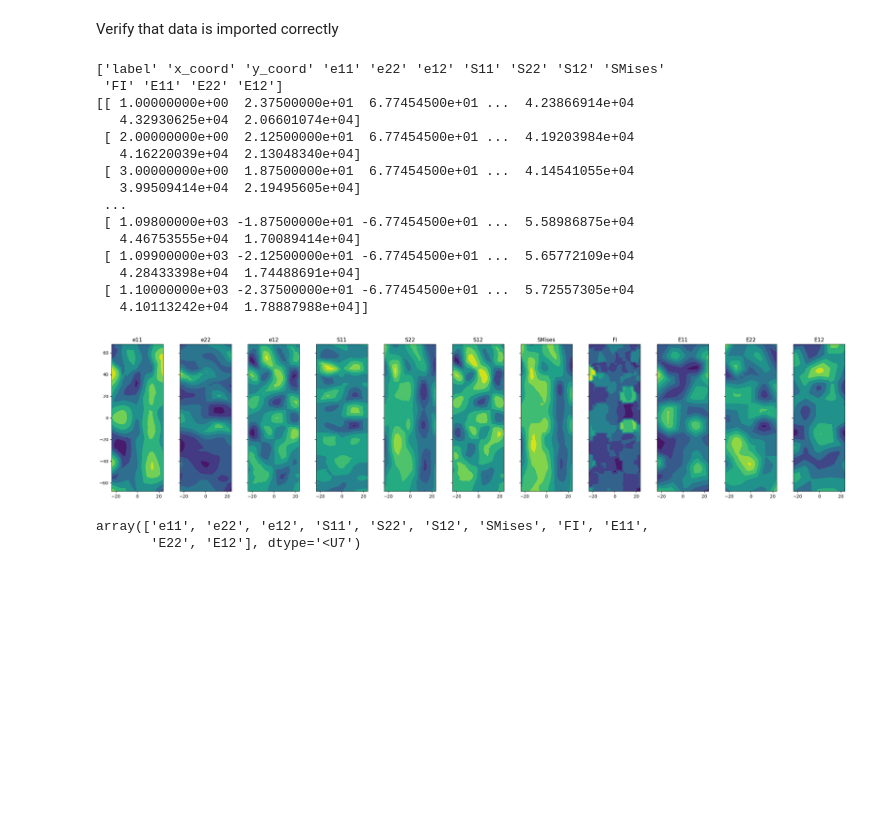
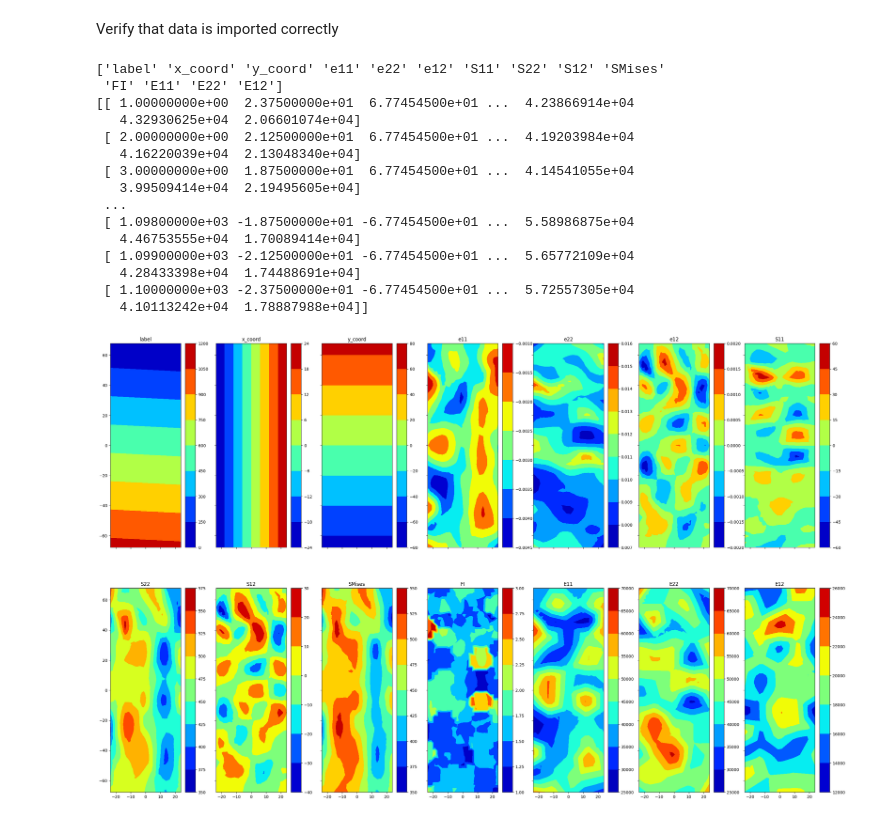
Before and after one commit to KFHICL/TBDCML, a Jupyter notebook: MultiDimTBDCNet.ipynb, the cells around one changed output. Drawn from its saved outputs; the diff is of its cells as text; code cells hidden in the pictures; blank space fills up the shorter version.

Commit message:
Example plots of imported data done

```diff
--- a/MultiDimTBDCNet.ipynb
+++ b/MultiDimTBDCNet.ipynb
@@ -86,45 +86,46 @@ def loadSample(path = str):
 testHeaders, testSample = loadSample('data/Unnotched_TBDC_2022_0.csv')
 print(testHeaders)
 print(testSample)
 import matplotlib.tri as tri
+import matplotlib.ticker as plticker
 
-fig, axs = plt.subplots(1, len(testHeaders[3:]), sharex=True, sharey=True,figsize=[30,6]) # , figsize=[6,30]
+fig, axs = plt.subplots(2, int(len(testHeaders)/2), sharex=True, sharey=True,figsize=[32,20]) # , figsize=[6,30]
 # for i in range(len(testHeaders[3:])):
 x, y = np.meshgrid(testSample[:,1], testSample[:,1])
 
 # Create the Triangulation; no triangles so Delaunay triangulation created.
 triang = tri.Triangulation(testSample[:,1], testSample[:,2])
 min_radius = 0.25
 # Mask off unwanted triangles.
 triang.set_mask(np.hypot(testSample[:,1][triang.triangles].mean(axis=1), testSample[:,2][triang.triangles].mean(axis=1)) < min_radius)
 
-for i in range(len(testHeaders[3:])):
-  axs[i].set_aspect('equal')
-  tcf = axs[i].tricontourf(triang, testSample[:,i+3])
-  # fig.colorbar(tcf)
-  # fig
-  # axs[i].tricontour(triang, testSample[:,i+3], colors='k')
-  # axs[i].tricontourf(testSample[:,1], testSample[:,1], testSample[:,i+3])
-  axs[i].set_title(testHeaders[i+3])
+for i in range(len(testHeaders)):
+  ax = plt.subplot(2, int(len(testHeaders)/2), i+1)
+  tcf = ax.tricontourf(triang, testSample[:,i], cmap = 'jet')
+  fig.colorbar(tcf)
+  ax.set_title(testHeaders[i])
+
+  # #Spacing between each line
+  # intervals = 1
+  # loc = plticker.MultipleLocator(base=intervals)
+  # ax.xaxis.set_major_locator(loc)
+  # ax.yaxis.set_major_locator(loc)
+  # # Add the grid
+  # ax.grid(which='major', axis='both', linestyle='-')
 # %% [output]
 ['label' 'x_coord' 'y_coord' 'e11' 'e22' 'e12' 'S11' 'S22' 'S12' 'SMises'
  'FI' 'E11' 'E22' 'E12']
 [[ 1.00000000e+00  2.37500000e+01  6.77454500e+01 ...  4.23866914e+04
    4.32930625e+04  2.06601074e+04]
  [ 2.00000000e+00  2.12500000e+01  6.77454500e+01 ...  4.19203984e+04
    4.16220039e+04  2.13048340e+04]
  [ 3.00000000e+00  1.87500000e+01  6.77454500e+01 ...  4.14541055e+04
    3.99509414e+04  2.19495605e+04]
  ...
  [ 1.09800000e+03 -1.87500000e+01 -6.77454500e+01 ...  5.58986875e+04
    4.46753555e+04  1.70089414e+04]
  [ 1.09900000e+03 -2.12500000e+01 -6.77454500e+01 ...  5.65772109e+04
    4.28433398e+04  1.74488691e+04]
  [ 1.10000000e+03 -2.37500000e+01 -6.77454500e+01 ...  5.72557305e+04
    4.10113242e+04  1.78887988e+04]]
-[figure, old version]
+[figure, new version]
-# %%
-testHeaders[i+3:]
-# %% [output]
-array(['e11', 'e22', 'e12', 'S11', 'S22', 'S12', 'SMises', 'FI', 'E11',
-       'E22', 'E12'], dtype='<U7')
```
Also changed, not shown: parts of 2 cells of this notebook.
